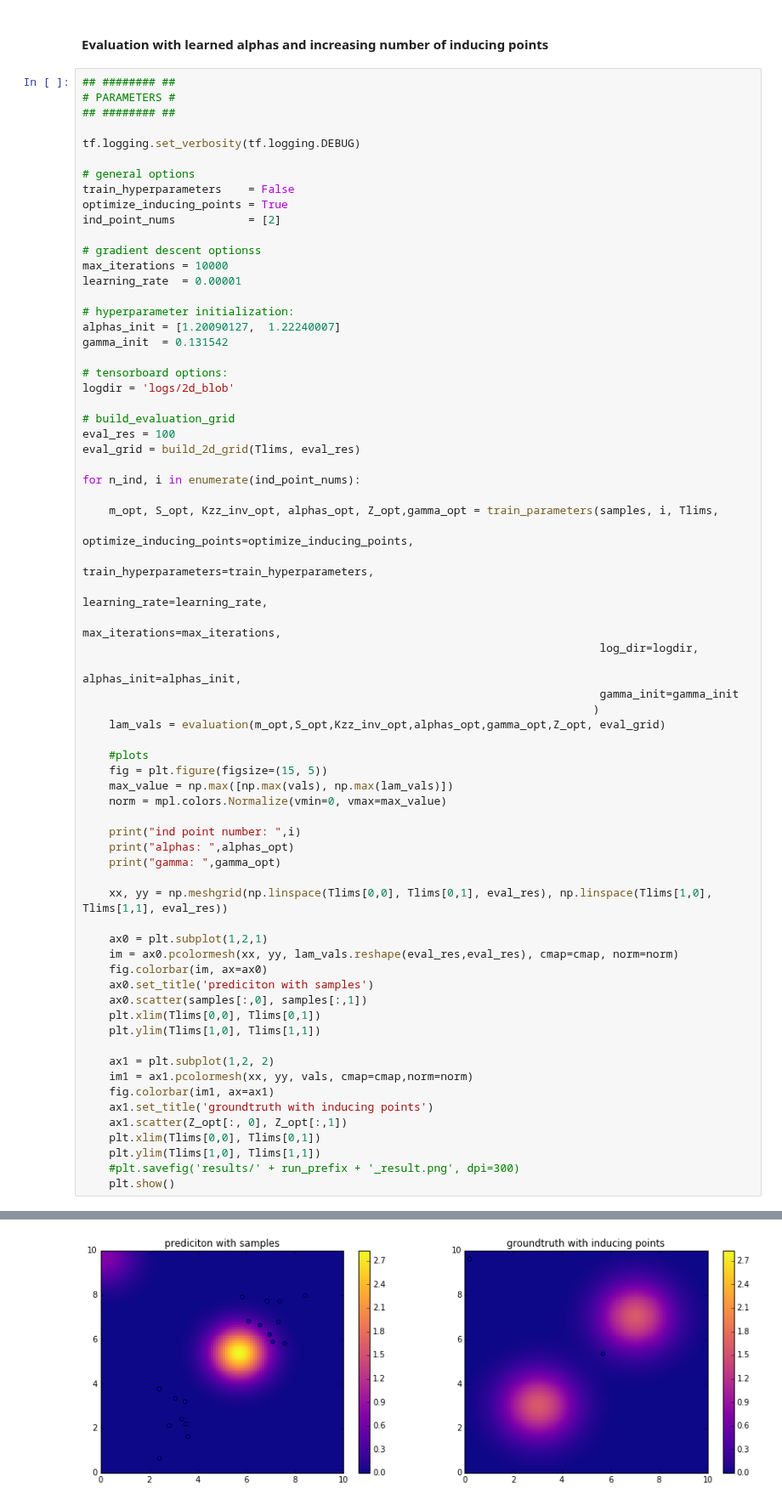
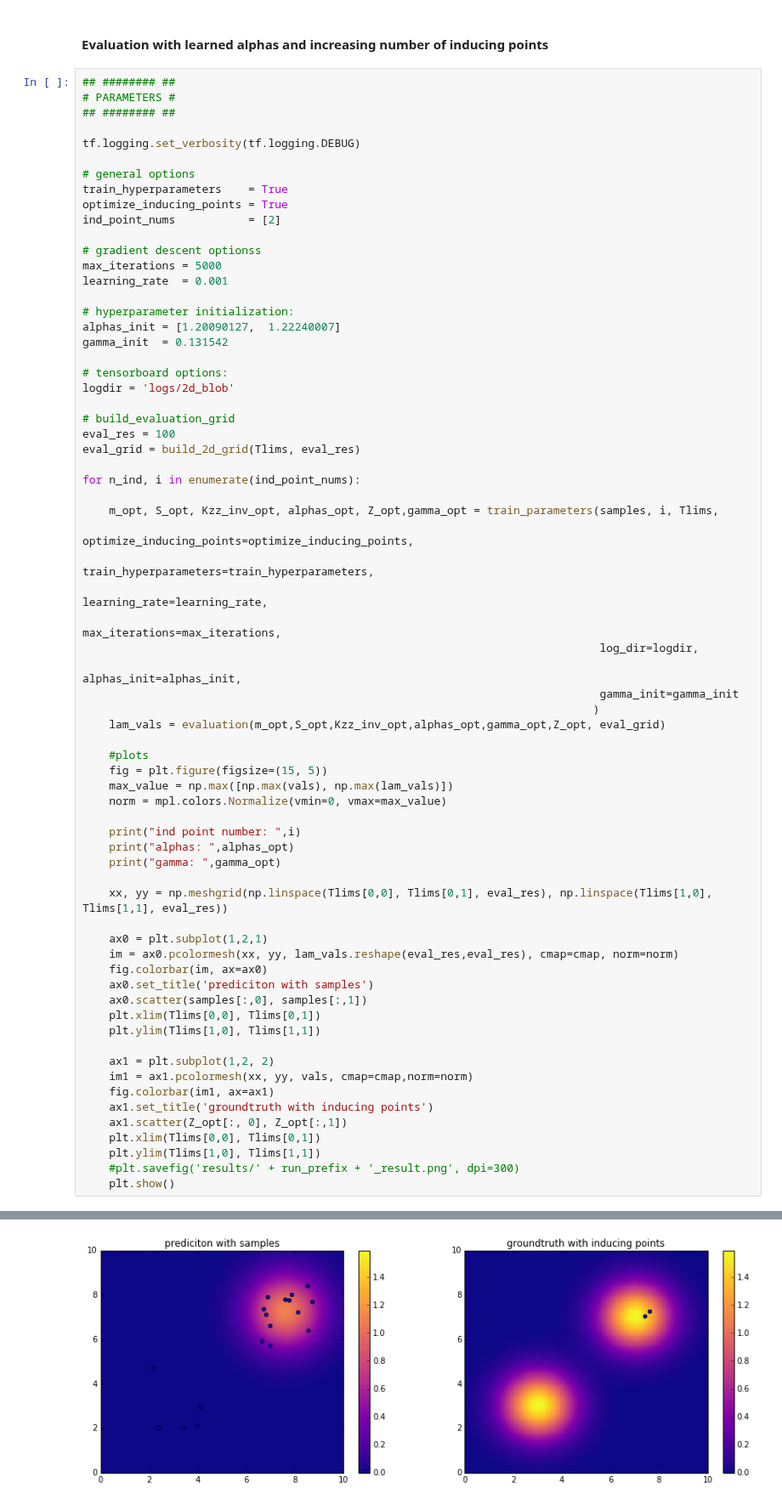
Before and after one commit to maxkohlbrenner/pmai-vi-gpmpp, a Jupyter notebook: main.ipynb, the cells around one changed output, grey strips where cells are left out. Shown at 85% size. Drawn from its saved outputs; the diff is of its cells as text.

```diff
--- a/main.ipynb
+++ b/main.ipynb
@@ -75,13 +75,13 @@ plt.show()
 tf.logging.set_verbosity(tf.logging.DEBUG)
 
 # general options
-train_hyperparameters    = False
+train_hyperparameters    = True
 optimize_inducing_points = True
 ind_point_nums           = [2]
 
 # gradient descent optionss
-max_iterations = 10000
-learning_rate  = 0.00001
+max_iterations = 5000
+learning_rate  = 0.001
 
 # hyperparameter initialization:
 alphas_init = [1.20090127,  1.22240007]
@@ -143 +144 @@ gamma:  0.131542
-[figure, old version]
+[figure, new version]
```
Also changed, not shown: parts of 2 cells of this notebook, 1 other file.
